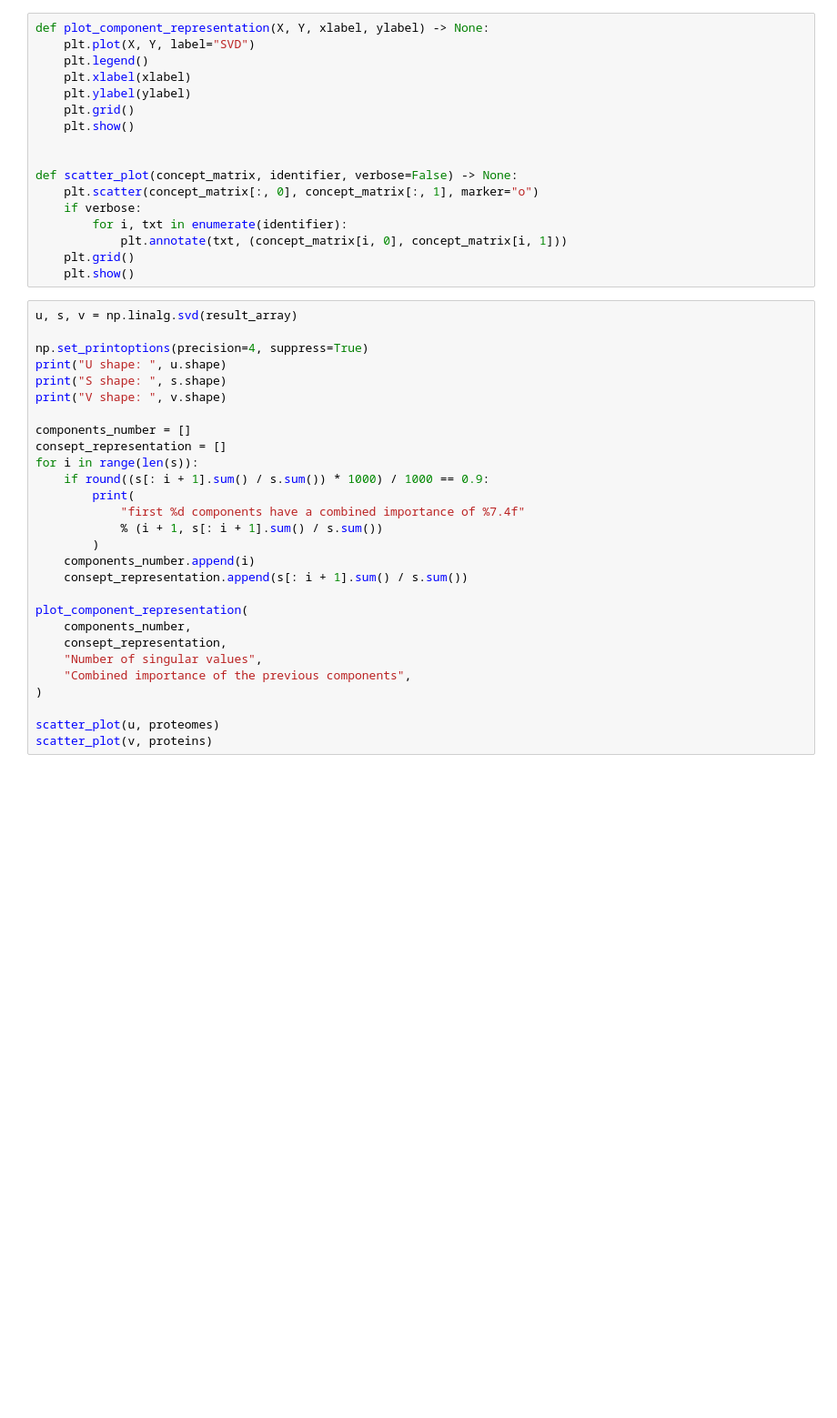
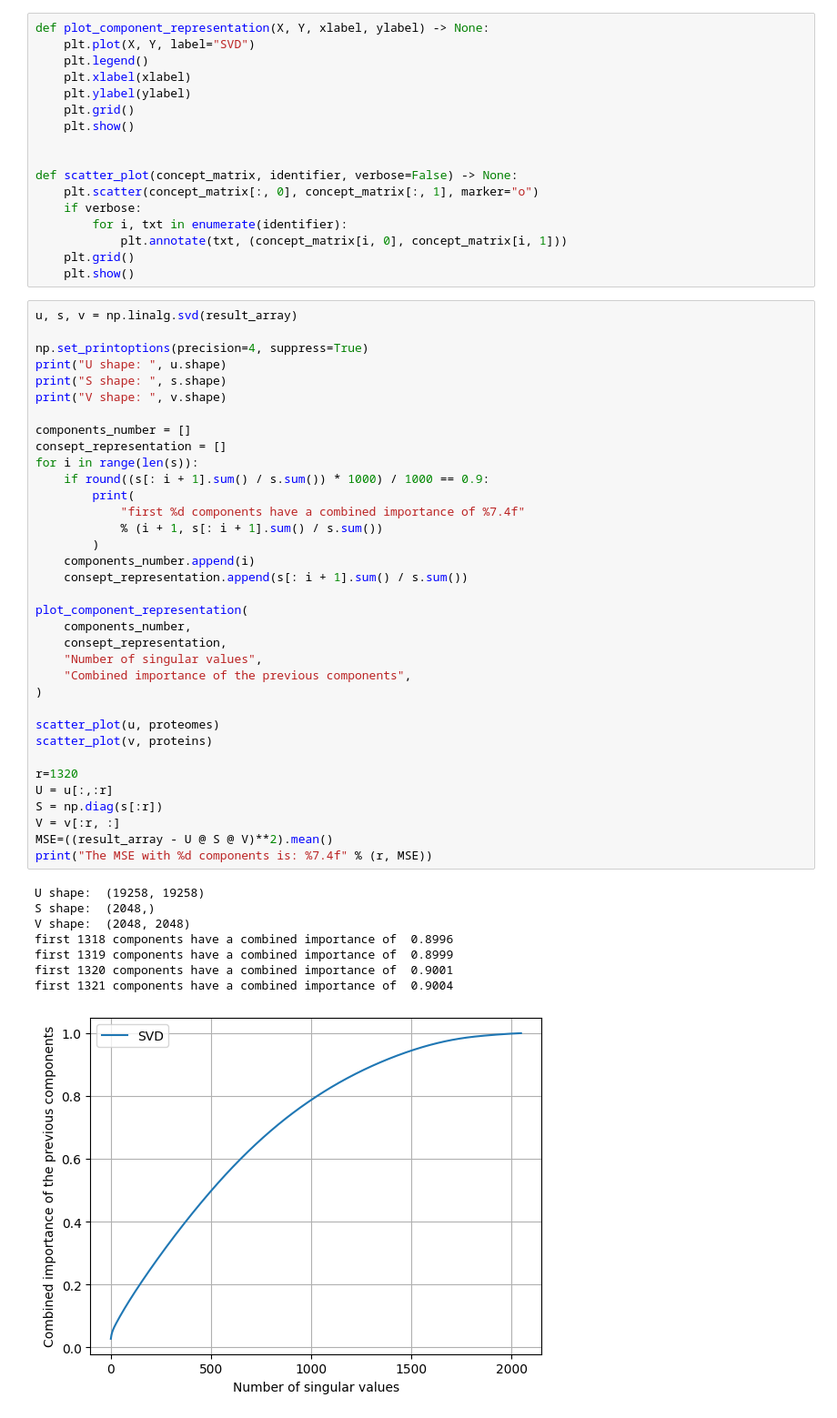
Before and after one commit to rubentorres-developer/DataMining-ThirdHomeAssignment, a Jupyter notebook: HA3_GROUP-02.ipynb, the cells around one changed output. Shown: that part at 91% size. Cells and saved outputs as stored; diff of their text form; blank space fills up the shorter version.

```diff
--- a/HA3_GROUP-02.ipynb
+++ b/HA3_GROUP-02.ipynb
@@ -198,28 +216,44 @@ def scatter_plot(concept_matrix, identifier, verbose=False) -> None:
 # %%
 u, s, v = np.linalg.svd(result_array)
 
 np.set_printoptions(precision=4, suppress=True)
 print("U shape: ", u.shape)
 print("S shape: ", s.shape)
 print("V shape: ", v.shape)
 
 components_number = []
 consept_representation = []
 for i in range(len(s)):
     if round((s[: i + 1].sum() / s.sum()) * 1000) / 1000 == 0.9:
         print(
             "first %d components have a combined importance of %7.4f"
             % (i + 1, s[: i + 1].sum() / s.sum())
         )
     components_number.append(i)
     consept_representation.append(s[: i + 1].sum() / s.sum())
 
 plot_component_representation(
     components_number,
     consept_representation,
     "Number of singular values",
     "Combined importance of the previous components",
 )
 
 scatter_plot(u, proteomes)
 scatter_plot(v, proteins)
+
+r=1320
+U = u[:,:r]
+S = np.diag(s[:r])
+V = v[:r, :]
+MSE=((result_array - U @ S @ V)**2).mean()
+print("The MSE with %d components is: %7.4f" % (r, MSE))
+# %% [output]
+U shape:  (19258, 19258)
+S shape:  (2048,)
+V shape:  (2048, 2048)
+first 1318 components have a combined importance of  0.8996
+first 1319 components have a combined importance of  0.8999
+first 1320 components have a combined importance of  0.9001
+first 1321 components have a combined importance of  0.9004
+[figure, added]
```
Also changed, not shown: parts of 4 cells of this notebook.
